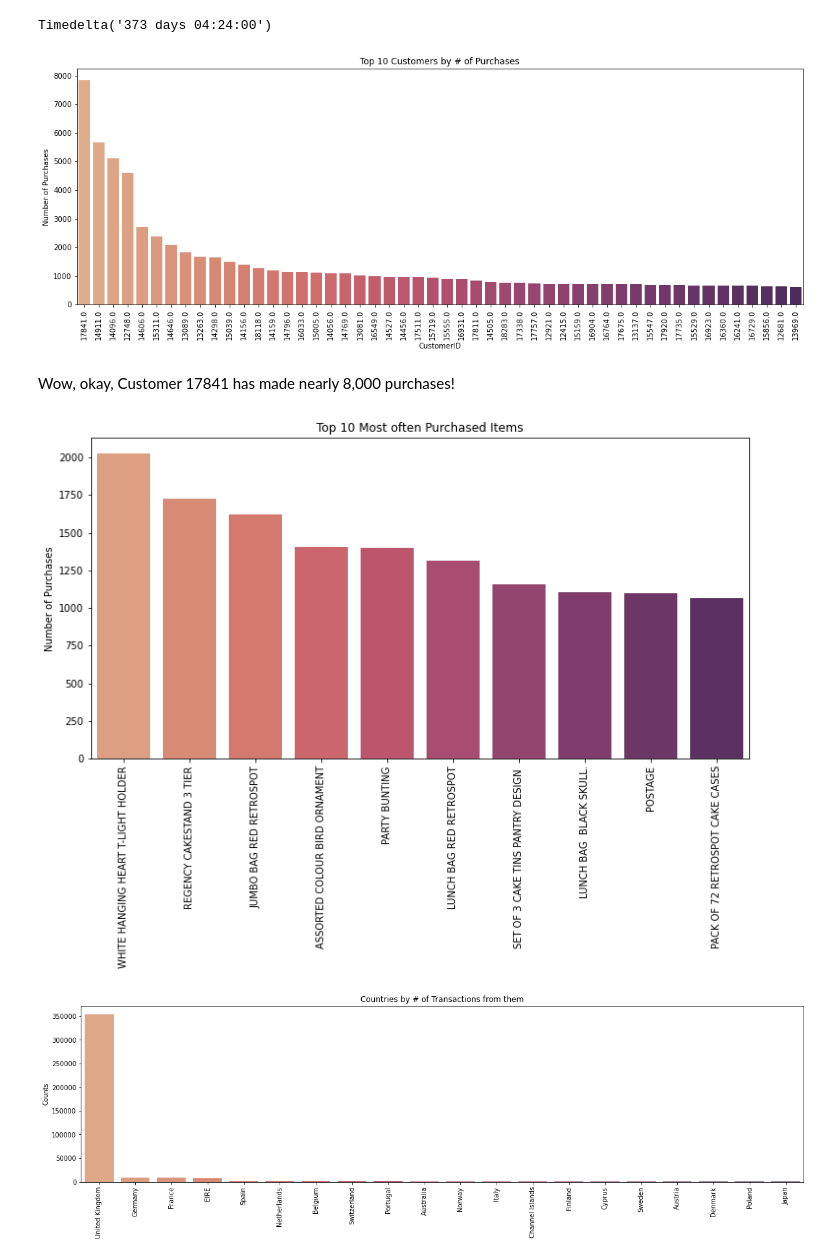
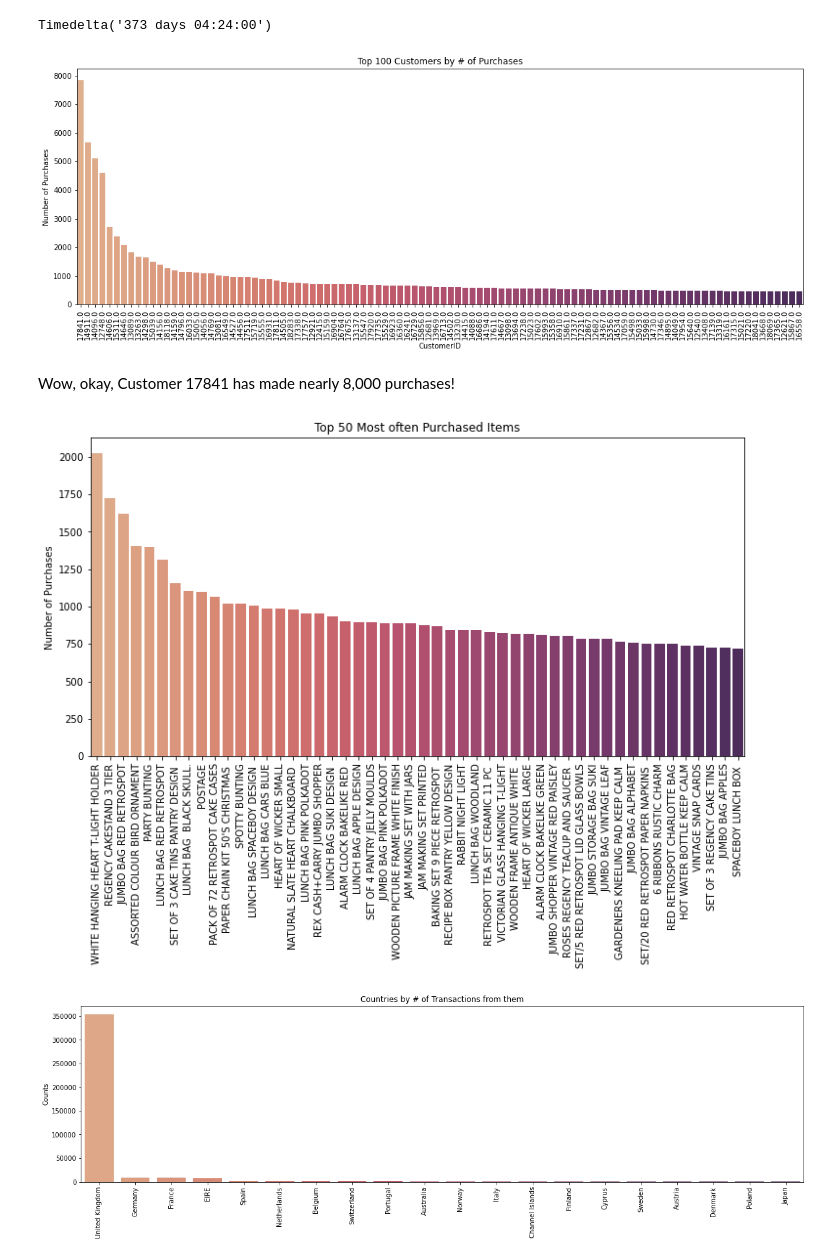
Before and after one commit to Shane-McCallum/E-Commerce-RFM-Classification-Case-Study, a Jupyter notebook: 1. Data and Workbook/Workbook for RFM classification model.ipynb, the cells around one changed output. Cells and saved outputs as stored; diff of their text form; code cells hidden in the pictures.

```diff
--- a/1. Data and Workbook/Workbook for RFM classification model.ipynb
+++ b/1. Data and Workbook/Workbook for RFM classification model.ipynb
@@ -223,26 +223,26 @@ Timedelta('373 days 04:24:00')
 # %%
 #  Most frequent customers?
 
-customer_count = data['CustomerID'].value_counts().sort_values(ascending=False).iloc[0:50]
+customer_count = data['CustomerID'].value_counts().sort_values(ascending=False).iloc[0:100]
 plt.figure(figsize=(18,6))
 sns.barplot(customer_count.index, customer_count.values, order=customer_count.index, palette="flare")
 plt.ylabel("Number of Purchases")
 plt.xlabel("CustomerID")
-plt.title("Top 10 Customers by # of Purchases")
+plt.title("Top 100 Customers by # of Purchases")
 plt.xticks(rotation=90);
 # %% [output]
-[figure, old version]
+[figure, new version]
 # %% [markdown]
 Wow, okay, Customer 17841 has made nearly 8,000 purchases!
 # %%
-item_counts = data['Description'].value_counts().sort_values(ascending=False).iloc[0:10]
+item_counts = data['Description'].value_counts().sort_values(ascending=False).iloc[0:50]
 plt.figure(figsize=(12,6))
 sns.barplot(item_counts.index, item_counts.values, palette="flare")
 plt.ylabel("Number of Purchases")
-plt.title("Top 10 Most often Purchased Items");
+plt.title("Top 50 Most often Purchased Items");
 plt.xticks(rotation=90);
 # %% [output]
-[figure, old version]
+[figure, new version]
 # %%
 # Let's see if the Dountry column is going to be of use or heavily biased
 country_counts = data.Country.value_counts().sort_values(ascending=False).iloc[0:20]
```
Also changed, not shown: parts of 31 cells of this notebook, 2 other files.
